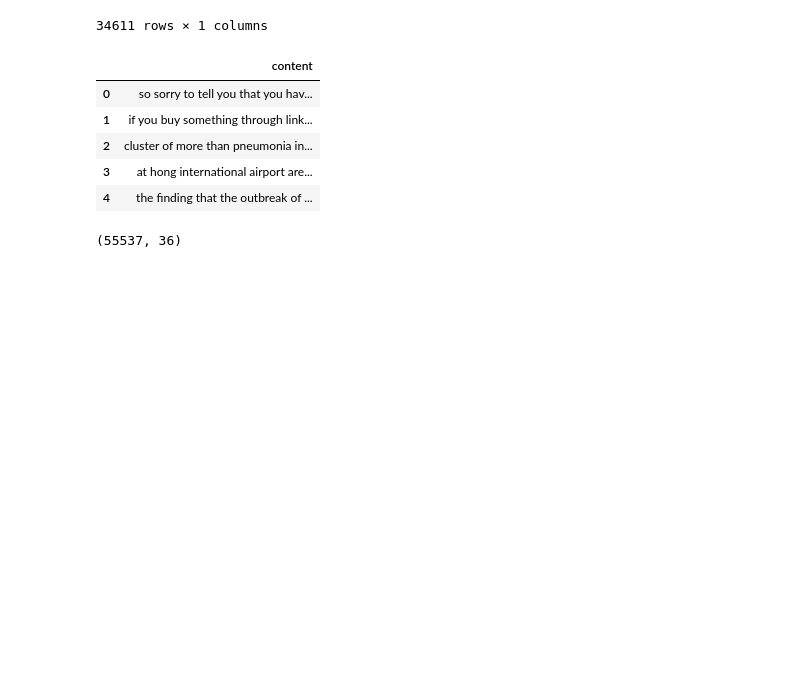
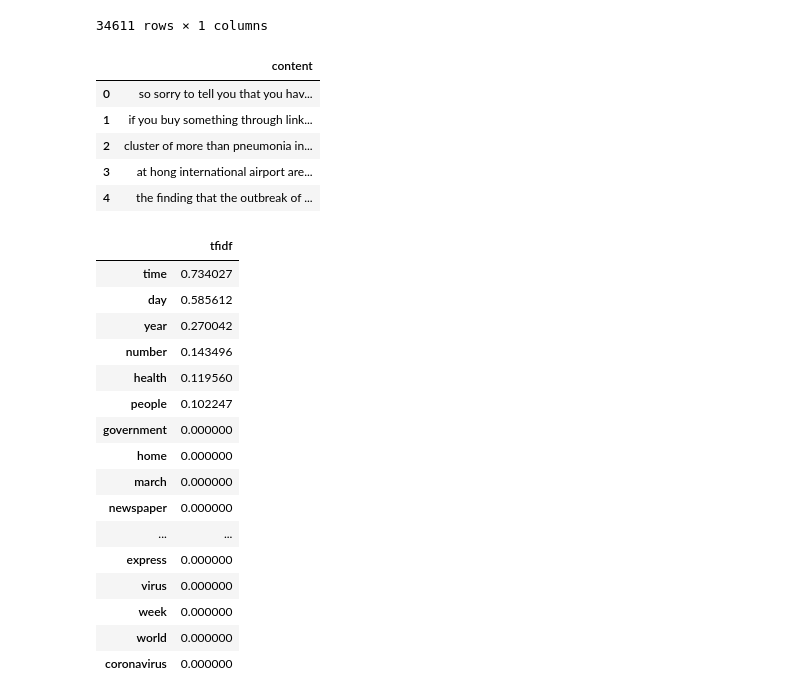
Before and after one commit to miguel2650/covid-19-research, a Jupyter notebook: 5-clustering-kmeans.ipynb, the cells around one changed output. Cells and saved outputs as stored; diff of their text form; code cells hidden in the pictures; blank space fills up the shorter version.

```diff
--- a/5-clustering-kmeans.ipynb
+++ b/5-clustering-kmeans.ipynb
@@ -86,10 +103,27 @@ tfidf = TfidfVectorizer(
 )
 tfidf.fit(data.content)
 text = tfidf.transform(data.content)
-# %%
-text.shape
-# %% [output]
-(55537, 36)
+# %%
+df = pd.DataFrame(text[0].T.todense(), index=tfidf.get_feature_names(), columns=["tfidf"])
+df.sort_values(by=["tfidf"],ascending=False)
+# %% [output]
+|  | tfidf |
+| time | 0.734027 |
+| day | 0.585612 |
+| year | 0.270042 |
+| number | 0.143496 |
+| health | 0.119560 |
+| people | 0.102247 |
+| government | 0.000000 |
+| home | 0.000000 |
+| march | 0.000000 |
+| newspaper | 0.000000 |
+| ... | ... |
+| express | 0.000000 |
+| virus | 0.000000 |
+| week | 0.000000 |
+| world | 0.000000 |
+| coronavirus | 0.000000 |
 # %%
 def find_optimal_clusters(data, max_k, start_k=2, k_step=2):
     iters = range(start_k, max_k+1, k_step)
```
Also changed, not shown: parts of 8 cells of this notebook, 1 other file.
